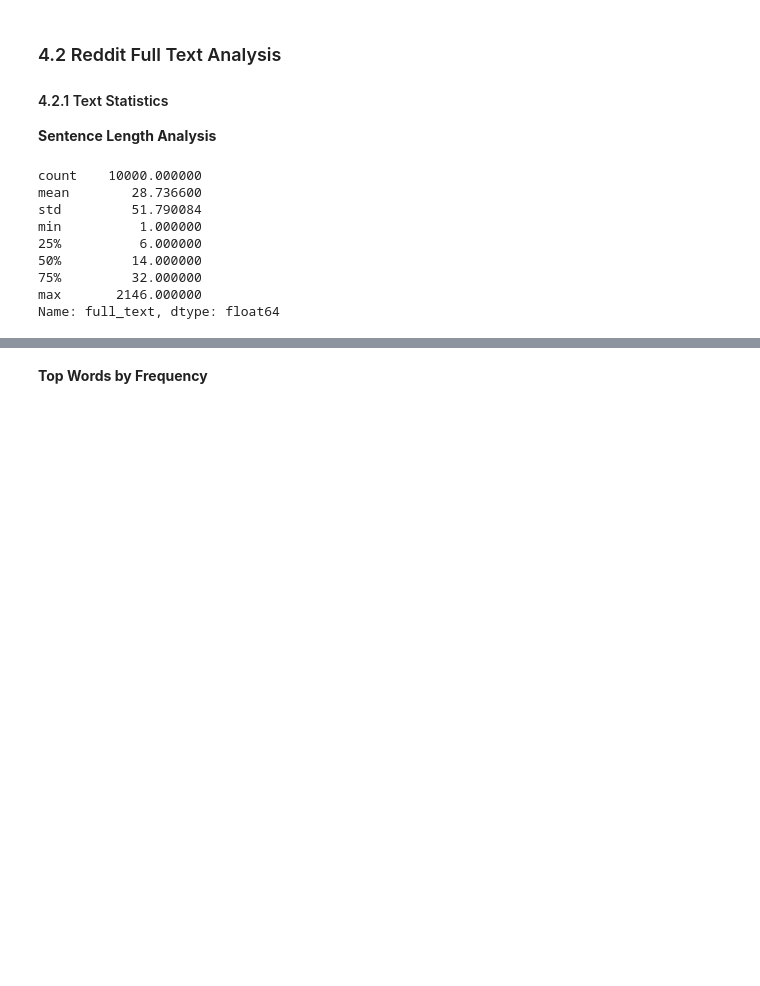
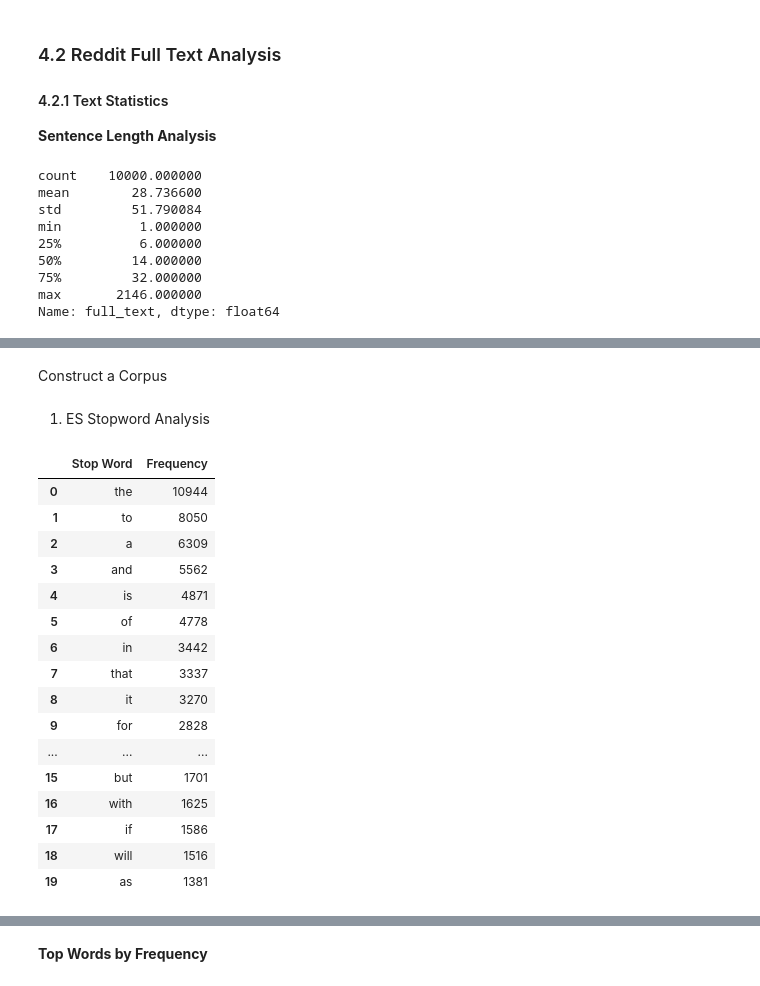
Before and after one commit to ChristopherLiew/Crypto-Uncertainty-Index, a Jupyter notebook: notebooks/crypto_reddit_eda.ipynb, the cells around one changed output, grey strips where cells are left out. Drawn from its saved outputs; the diff is of its cells as text; code cells hidden in the pictures; blank space fills up the shorter version.

```diff
--- a/notebooks/crypto_reddit_eda.ipynb
+++ b/notebooks/crypto_reddit_eda.ipynb
@@ -265,0 +281,55 @@ ES_STOPWORD_LIST = [
+# %%
+# Helper to track stopword frequency for various nlp libs
+
+def get_stopword_freq(corpus: List[str], stopwords: List[str]) -> Dict[str, int]:
+    tracker = defaultdict(int)
+    for word in corpus:
+        if word in stopwords:
+            tracker[word] += 1
+    return dict(tracker)
+# %% [markdown]
+Construct a Corpus
+# %%
+# Get sampled reddit text and split by whitespace
+
+reddit_sample_text = (
+    random_sample_df['full_text']
+    .str.split()
+    .values
+    .tolist()
+)
+
+# Construct sample corpus
+sample_corpus = [word.lower() for i in tqdm(reddit_sample_text) for word in i]
+# %% [markdown]
+1. ES Stopword Analysis
+# %%
+es_stopword_freq = get_stopword_freq(sample_corpus, ES_STOPWORD_LIST)
+
+es_stopword_freq_df = (
+    pd.DataFrame.from_records([es_stopword_freq], )
+    .T
+    .sort_values(by=[0], ascending=False)
+    .reset_index()
+    .rename(columns={'index': 'Stop Word', 0: 'Frequency'})
+)
+
+es_stopword_freq_df.head(20)
+# %% [output]
+|  | Stop Word | Frequency |
+| 0 | the | 10944 |
+| 1 | to | 8050 |
+| 2 | a | 6309 |
+| 3 | and | 5562 |
+| 4 | is | 4871 |
+| 5 | of | 4778 |
+| 6 | in | 3442 |
+| 7 | that | 3337 |
+| 8 | it | 3270 |
+| 9 | for | 2828 |
+| ... | ... | ... |
+| 15 | but | 1701 |
+| 16 | with | 1625 |
+| 17 | if | 1586 |
+| 18 | will | 1516 |
+| 19 | as | 1381 |
```
Also changed, not shown: parts of 40 cells of this notebook, 18 other files.
